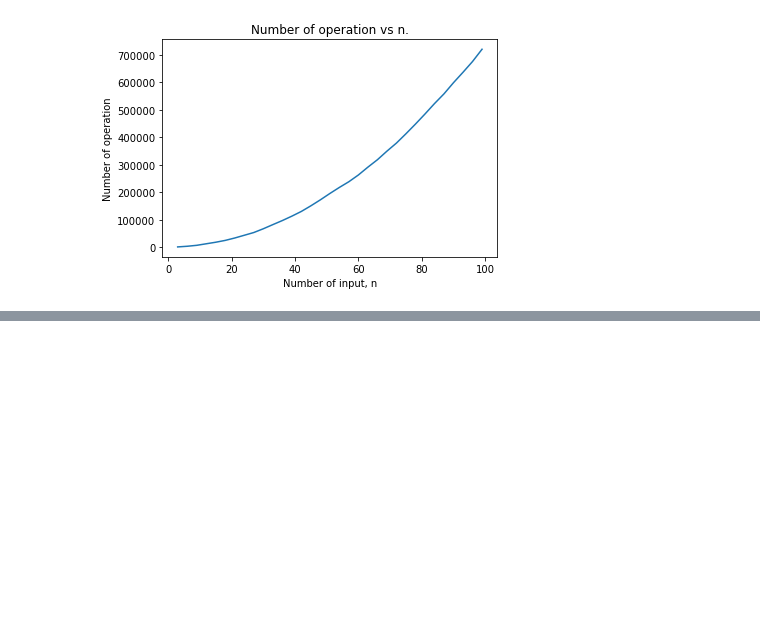
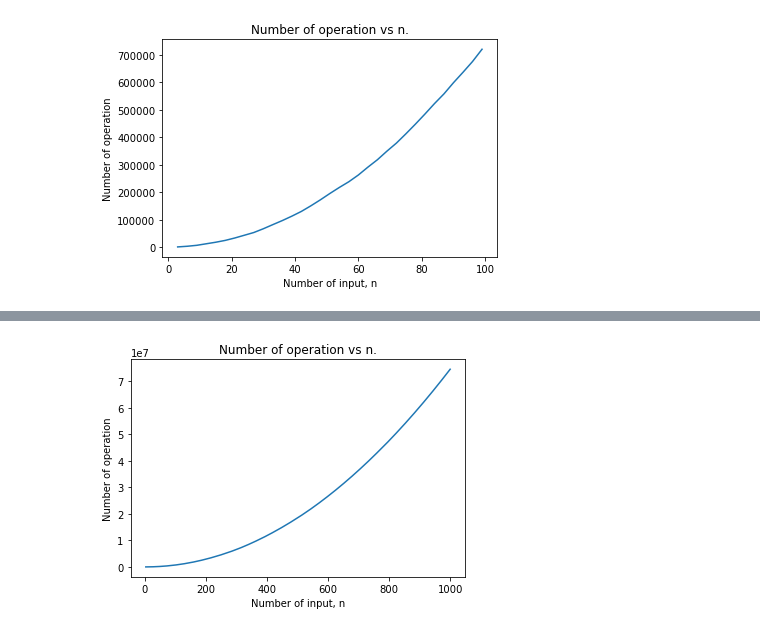
Before and after one commit to diminecjean/radix-sort, a Jupyter notebook: radix_sort_graph_analysis.ipynb, the cells around one changed output, grey strips where cells are left out. Drawn from its saved outputs; the diff is of its cells as text; code cells hidden in the pictures; blank space fills up the shorter version.

```diff
--- a/radix_sort_graph_analysis.ipynb
+++ b/radix_sort_graph_analysis.ipynb
@@ -222,0 +228,3 @@ plt.show()
+# %%
+x5= pd.read_csv('NumOfInputs-n_1000.csv')
+x5
@@ -222,0 +245,3 @@ plt.show()
+# %%
+y5= pd.read_csv('NumOfOperations_fp-1000.csv')
+y5
@@ -222,0 +262,11 @@ plt.show()
+# %%
+# Data Type = Floating Point
+# Upperbound Value = 10000
+# Number of Maximum Inputs = 1000
+plt.title("Number of operation vs n.")
+plt.xlabel("Number of input, n")
+plt.ylabel("Number of operation")
+plt.plot(x5.to_numpy(),y5.to_numpy())
+plt.show()
+# %% [output]
+[figure, added]
```
Also changed, not shown: parts of 16 cells of this notebook.
